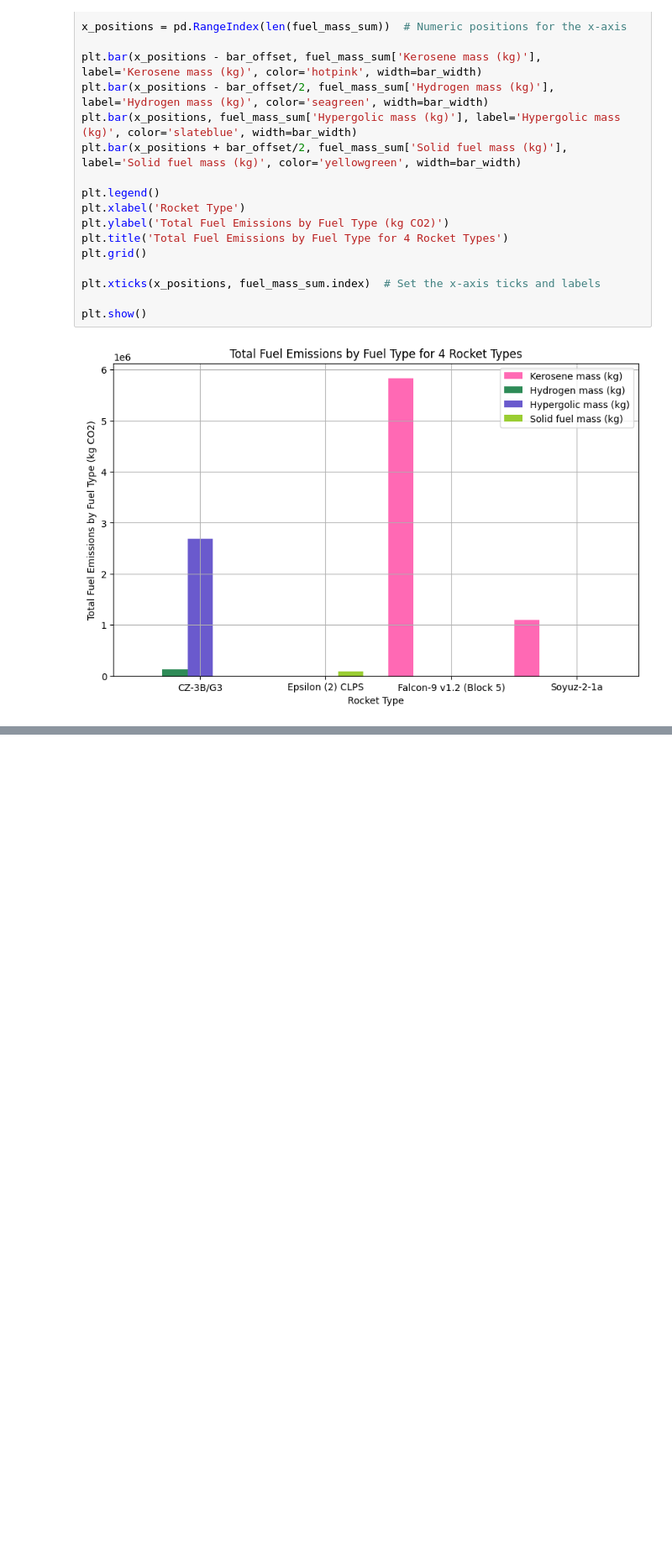
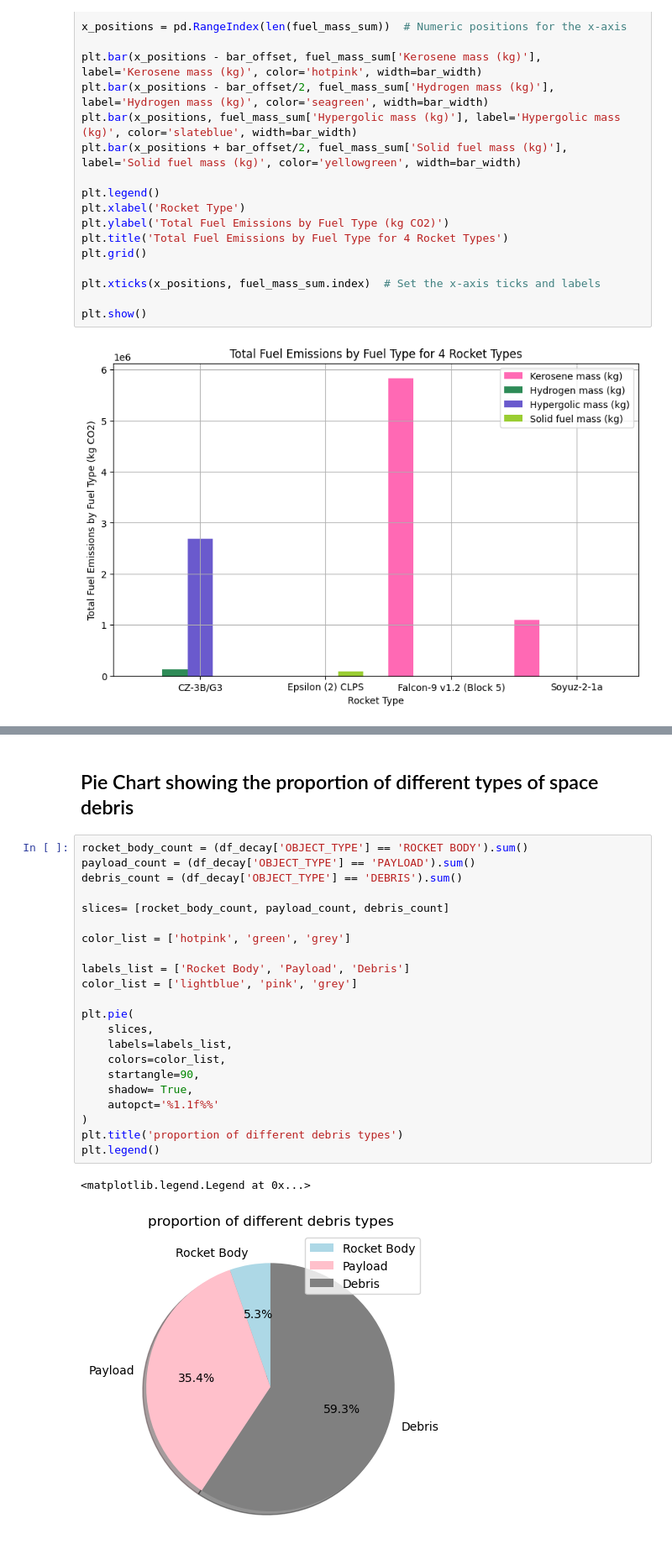
Before and after one commit to AbigailKempson/CFG_final_project, a Jupyter notebook: CFG_Final_Project_Version_3.ipynb, the cells around one changed output, grey strips where cells are left out. Shown at 84% size. Drawn from its saved outputs; the diff is of its cells as text; blank space fills up the shorter version.

```diff
--- a/CFG_Final_Project_Version_3.ipynb
+++ b/CFG_Final_Project_Version_3.ipynb
@@ -777,0 +1116,27 @@ As SpaceX moves forward, one pathway they could look into is using a more enviro
+# %% [markdown]
+## Pie Chart showing the proportion of different types of space debris
+# %%
+rocket_body_count = (df_decay['OBJECT_TYPE'] == 'ROCKET BODY').sum()
+payload_count = (df_decay['OBJECT_TYPE'] == 'PAYLOAD').sum()
+debris_count = (df_decay['OBJECT_TYPE'] == 'DEBRIS').sum()
+
+slices= [rocket_body_count, payload_count, debris_count]
+
+color_list = ['hotpink', 'green', 'grey']
+
+labels_list = ['Rocket Body', 'Payload', 'Debris']
+color_list = ['lightblue', 'pink', 'grey']
+
+plt.pie(
+    slices,
+    labels=labels_list,
+    colors=color_list,
+    startangle=90,
+    shadow= True,
+    autopct='%1.1f%%'
+)
+plt.title('proportion of different debris types')
+plt.legend()
+# %% [output]
+<matplotlib.legend.Legend at 0x...>
+[figure, added]
```
Also changed, not shown: parts of 86 cells of this notebook.
